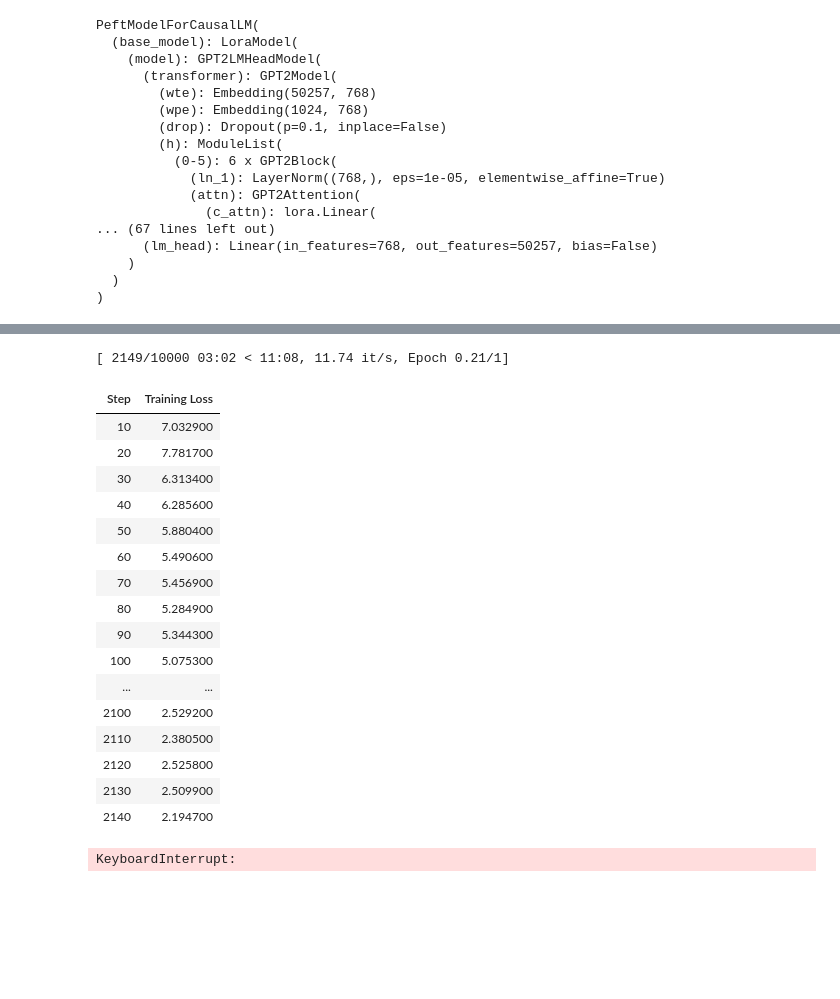
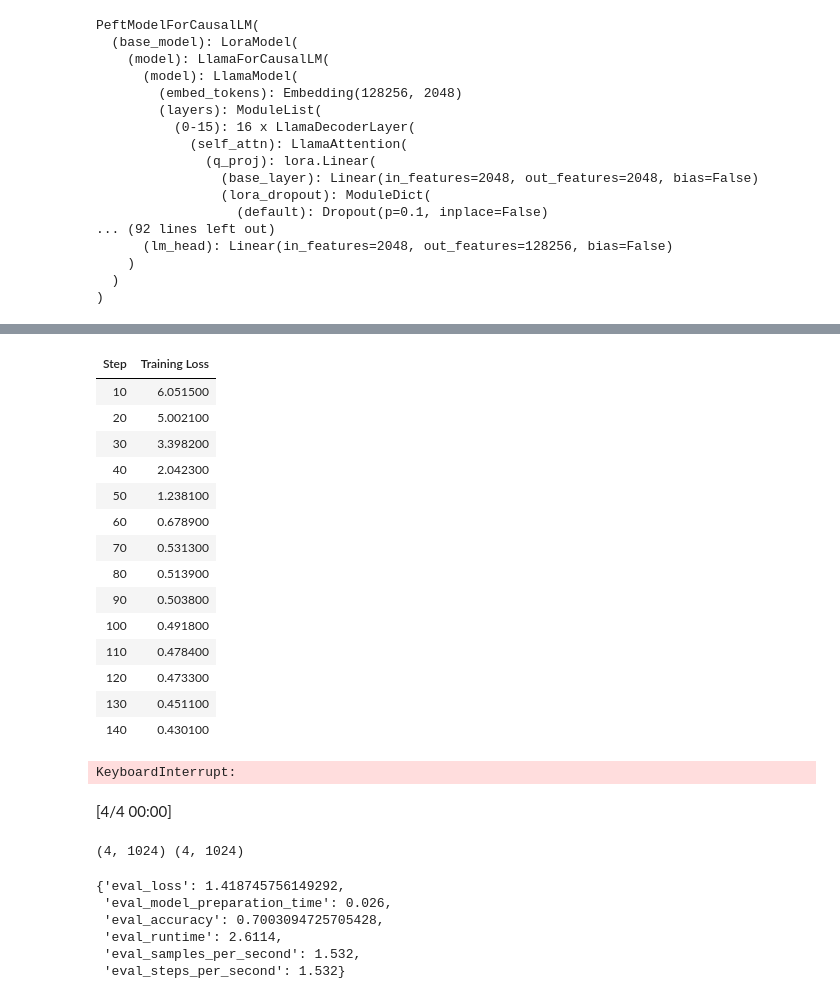
Before and after one commit to Uliana666/AdaptorsResearch, a Jupyter notebook: lol.ipynb, the cells around one changed output, grey strips where cells are left out. Cells and saved outputs as stored; diff of their text form; code cells hidden in the pictures; blank space fills up the shorter version.

```diff
--- a/lol.ipynb
+++ b/lol.ipynb
@@ -12,7 +12,8 @@ E0000 00:00:1739774220.846209  247521 cuda_blas.cc:1418] Unable to register cuBL
 To enable the following instructions: AVX2 AVX512F AVX512_VNNI FMA, in other operations, rebuild TensorFlow with the appropriate compiler flags.
 # %%
-model, tokenizer = Models.LoadLLM("distilgpt2")
+# model, tokenizer = Models.LoadLLM("distilgpt2")
 # model, tokenizer = Models.LoadLLM("meta-llama/Llama-3.2-1B")
+model, tokenizer = Models.LoadLLM("meta-llama/Llama-3.2-1B-Instruct")
 
 math = Datasets.LoadMath()
 
@@ -40,8 +41,8 @@ GPT2LMHeadModel(
 # %%
 from peft import LoraConfig, TaskType, get_peft_model
 
-# peft_config = LoraConfig(task_type=TaskType.CAUSAL_LM, inference_mode=False, r=8, lora_alpha=32, lora_dropout=0.1, target_modules=['q_proj', 'k_proj', 'v_proj', 'o_proj', 'up_proj', 'down_proj'])
-peft_config = LoraConfig(task_type=TaskType.CAUSAL_LM, inference_mode=False, r=16, lora_alpha=32, lora_dropout=0.1, target_modules=['c_attn', 'c_proj', 'c_fc', 'c_proj'])
+peft_config = LoraConfig(task_type=TaskType.CAUSAL_LM, inference_mode=False, r=16, lora_alpha=32, lora_dropout=0.1, target_modules=['q_proj', 'k_proj', 'v_proj', 'o_proj', 'up_proj', 'down_proj'])
+# peft_config = LoraConfig(task_type=TaskType.CAUSAL_LM, inference_mode=False, r=16, lora_alpha=32, lora_dropout=0.1, target_modules=['c_attn', 'c_proj', 'c_fc', 'c_proj'])
 
 
 model = get_peft_model(model, peft_config)
@@ -50,21 +51,21 @@ print(model)
 # %% [output]
 PeftModelForCausalLM(
   (base_model): LoraModel(
-    (model): GPT2LMHeadModel(
-      (transformer): GPT2Model(
-        (wte): Embedding(50257, 768)
-        (wpe): Embedding(1024, 768)
-        (drop): Dropout(p=0.1, inplace=False)
-        (h): ModuleList(
-          (0-5): 6 x GPT2Block(
-            (ln_1): LayerNorm((768,), eps=1e-05, elementwise_affine=True)
-            (attn): GPT2Attention(
-              (c_attn): lora.Linear(
-... (67 lines left out)
-      (lm_head): Linear(in_features=768, out_features=50257, bias=False)
+    (model): LlamaForCausalLM(
+      (model): LlamaModel(
+        (embed_tokens): Embedding(128256, 2048)
+        (layers): ModuleList(
+          (0-15): 16 x LlamaDecoderLayer(
+            (self_attn): LlamaAttention(
+              (q_proj): lora.Linear(
+                (base_layer): Linear(in_features=2048, out_features=2048, bias=False)
+                (lora_dropout): ModuleDict(
+                  (default): Dropout(p=0.1, inplace=False)
+... (92 lines left out)
+      (lm_head): Linear(in_features=2048, out_features=128256, bias=False)
     )
   )
 )
 # %%
-Train.Trains(**math, max_length=1024, count=10000, model=model, tokenizer=tokenizer)
+Train.Trains(**math, max_length=1024, count=600, model=model, tokenizer=tokenizer)
 # %% [output]
@@ -72,24 +73,30 @@ Train.Trains(**math, max_length=1024, count=10000, model=model, tokenizer=tokeni
+| Step | Training Loss |
+| 10 | 6.051500 |
+| 20 | 5.002100 |
+| 30 | 3.398200 |
+| 40 | 2.042300 |
+| 50 | 1.238100 |
+| 60 | 0.678900 |
+| 70 | 0.531300 |
+| 80 | 0.513900 |
+| 90 | 0.503800 |
+| 100 | 0.491800 |
+| 110 | 0.478400 |
+| 120 | 0.473300 |
+| 130 | 0.451100 |
+| 140 | 0.430100 |
-[ 2149/10000 03:02 < 11:08, 11.74 it/s, Epoch 0.21/1]
+KeyboardInterrupt:
-| Step | Training Loss |
-| 10 | 7.032900 |
-| 20 | 7.781700 |
-| 30 | 6.313400 |
-| 40 | 6.285600 |
-| 50 | 5.880400 |
-| 60 | 5.490600 |
-| 70 | 5.456900 |
-| 80 | 5.284900 |
-| 90 | 5.344300 |
-| 100 | 5.075300 |
-| ... | ... |
-| 2100 | 2.529200 |
-| 2110 | 2.380500 |
-| 2120 | 2.525800 |
-| 2130 | 2.509900 |
-| 2140 | 2.194700 |
-KeyboardInterrupt:
 # %%
-# LossCalculator.CalcLoss(**math, max_length=1024, count=40, model=model, tokenizer=tokenizer)
+LossCalculator.CalcLoss(**math, max_length=1024, count=5, model=model, tokenizer=tokenizer)
+# %% [output]
+[4/4 00:00]
+(4, 1024) (4, 1024)
+{'eval_loss': 1.418745756149292,
+ 'eval_model_preparation_time': 0.026,
+ 'eval_accuracy': 0.7003094725705428,
+ 'eval_runtime': 2.6114,
+ 'eval_samples_per_second': 1.532,
+ 'eval_steps_per_second': 1.532}
 # %%
 save_directory = 'logs/saves'
 
```
Also changed, not shown: parts of 7 cells of this notebook, 4 other files.
